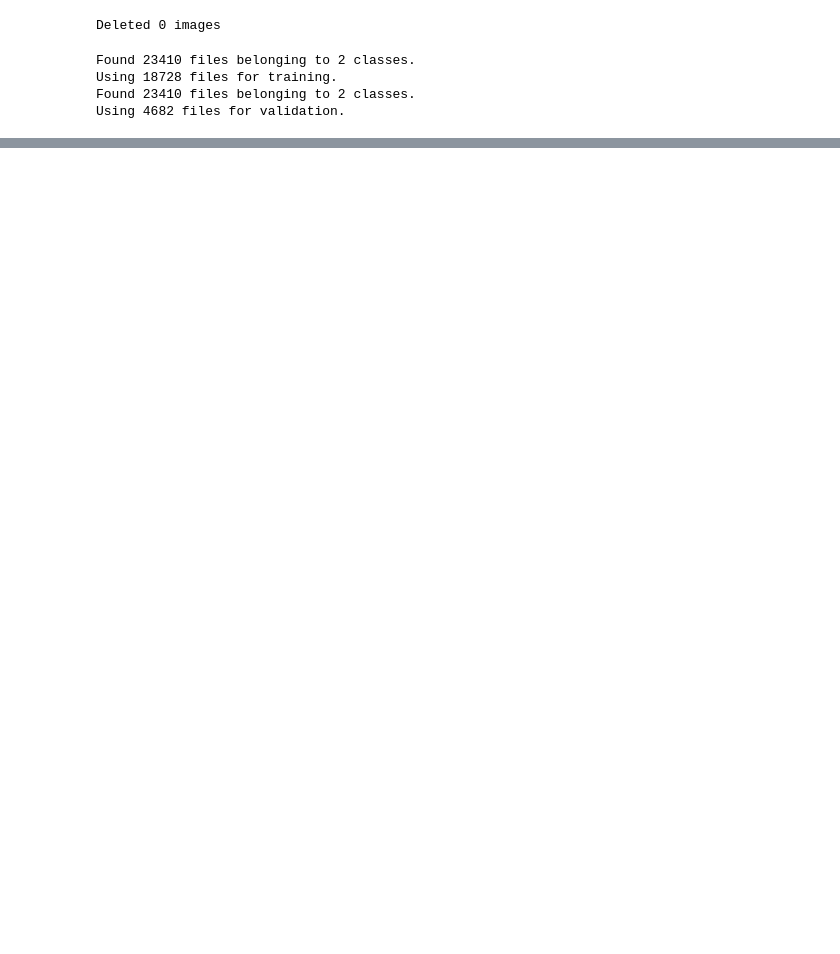
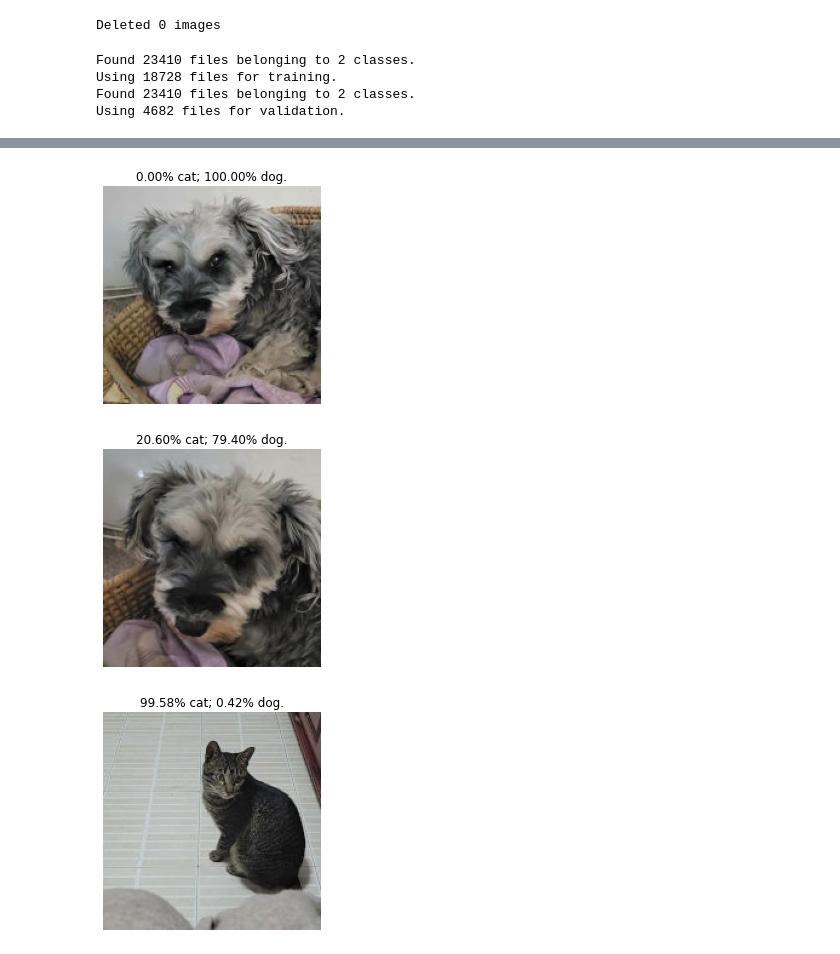
Before and after one commit to alex-lt-kong/detect-predictive-power-with-simple-models, a Jupyter notebook: 04_cats-vs-dogs/01_cnn.ipynb, the cells around one changed output, grey strips where cells are left out. Cells and saved outputs as stored; diff of their text form; code cells hidden in the pictures; blank space fills up the shorter version.

```diff
--- a/04_cats-vs-dogs/01_cnn.ipynb
+++ b/04_cats-vs-dogs/01_cnn.ipynb
@@ -36,7 +36,7 @@ Deleted 0 images
 # %%
 # Generate a Dataset
 image_size = (180, 180)
-batch_size = 32
+batch_size = 16
 
 train_ds = tf.keras.preprocessing.image_dataset_from_directory(
     "pet-images",
@@ -189 +188,20 @@ Epoch 50/50
 <keras.callbacks.History at 0x...>
+# %%
+my_pets = 'my-pets'
+for p in os.listdir(my_pets):
+    img = keras.preprocessing.image.load_img(
+        os.path.join(my_pets, p), target_size=image_size
+    )
+    img_array = keras.preprocessing.image.img_to_array(img)
+    img_array = tf.expand_dims(img_array, 0)  # Create batch axis
+
+    predictions = model.predict(img_array)
+    score = predictions[0]
+    plt.imshow(img)
+    plt.title(f"{float(100 * (1 - score)):.2f}% cat; {float(100 * score):.2f}% dog.")
+    plt.axis("off")
+    plt.show()
+# %% [output]
+[figure, added]
+[figure, added]
+[figure, added]
```
Also changed, not shown: parts of 5 cells of this notebook, 55 other files.
